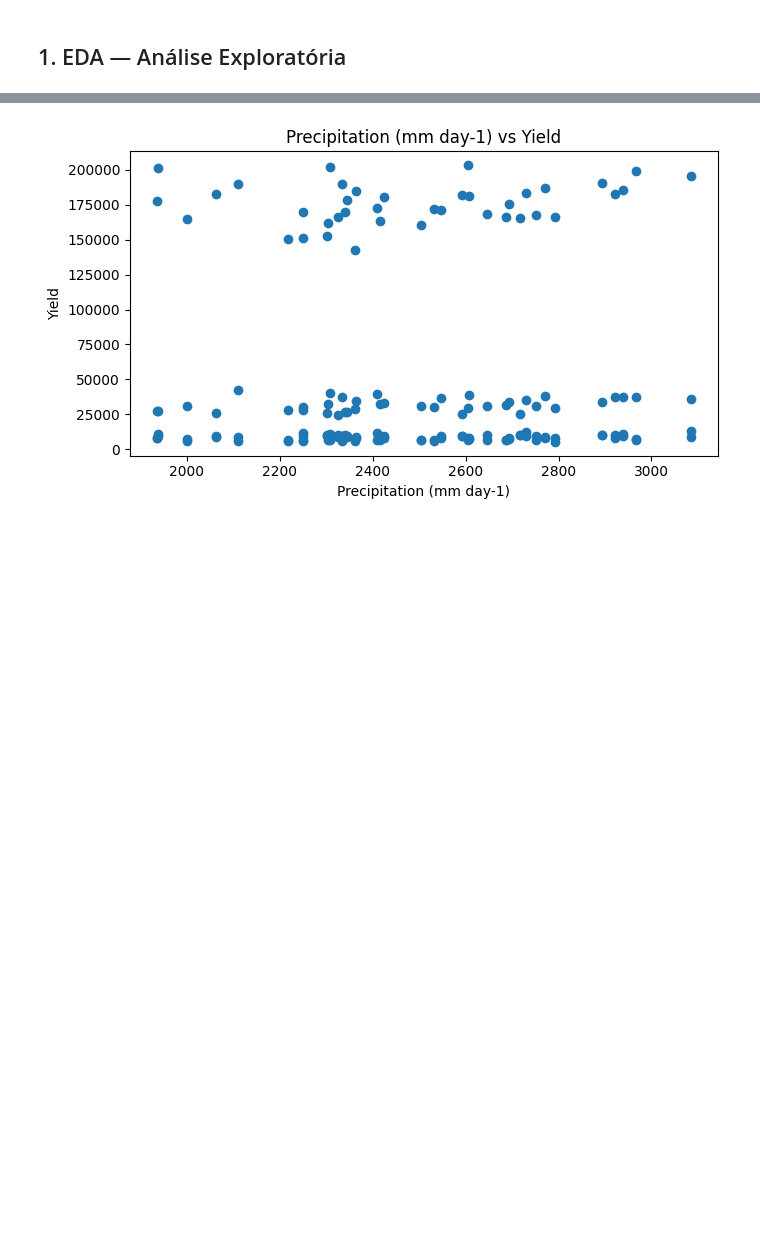
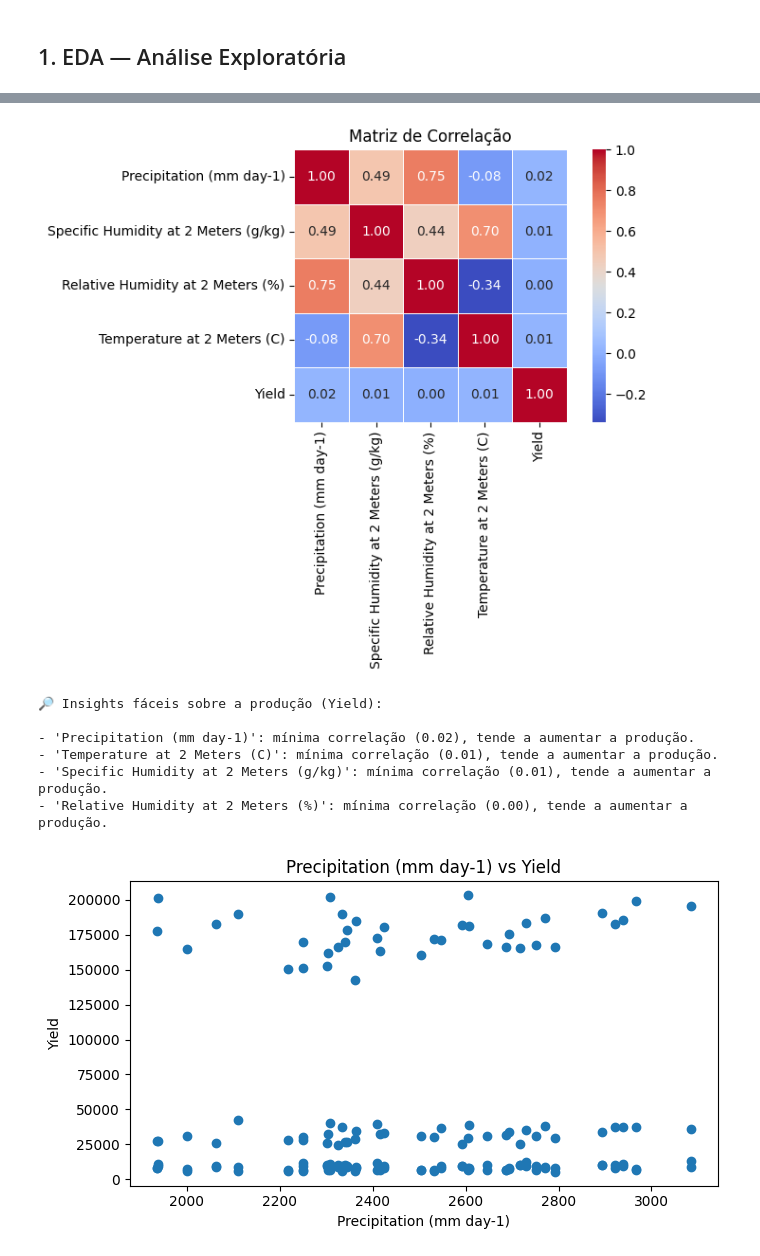
Before and after one commit to TeamFiapAI/FASE-5---CAP-1-FARM-TECH, a Jupyter notebook: ViniciusBurchertVilasBoas_RM565395_pbl_fase4.ipynb, the cells around one changed output, grey strips where cells are left out. Drawn from its saved outputs; the diff is of its cells as text; code cells hidden in the pictures; blank space fills up the shorter version.

```diff
--- a/ViniciusBurchertVilasBoas_RM565395_pbl_fase4.ipynb
+++ b/ViniciusBurchertVilasBoas_RM565395_pbl_fase4.ipynb
@@ -149,3 +232,58 @@ corr
+# %%
+#Calcula correlação
+corr = df[numeric_cols].corr()
+
+#Heatmap amigável
+plt.figure(figsize=(8,6))
+sns.heatmap(
+    corr,
+    annot=True, fmt=".2f",
+    cmap="coolwarm",
+    cbar=True,
+    square=True,
+    linewidths=0.5
+)
+plt.title("Matriz de Correlação")
+plt.tight_layout()
+plt.savefig(os.path.join(BASE_DIR, "correlacao_matriz.png"))
+plt.show()
+
+#Insights para negócios
+print("\nSobre a produção (Yield):\n")
+
+#Ordena variáveis por impacto absoluto
+yield_corr = [(col, corr.loc[col, 'Yield']) for col in corr.columns if col != 'Yield']
+yield_corr.sort(key=lambda x: abs(x[1]), reverse=True)
+
+for col, value in yield_corr:
+    #Classificação simples
+    abs_val = abs(value)
+    if abs_val >= 0.7:
+        level = "forte"
+    elif abs_val >= 0.3:
+        level = "moderada"
+    elif abs_val >= 0.1:
+        level = "leve"
+    else:
+        level = "mínima"
+
+    # Direção do efeito
+    if value > 0:
+        direction = "tende a aumentar a produção"
+    elif value < 0:
+        direction = "tende a reduzir a produção"
+    else:
+        direction = "não impacta a produção"
+
+    print(f"- '{col}': {level} correlação ({value:.2f}), {direction}.")
+# %% [output]
+[figure, added]
+🔎 Insights fáceis sobre a produção (Yield):
+
+- 'Precipitation (mm day-1)': mínima correlação (0.02), tende a aumentar a produção.
+- 'Temperature at 2 Meters (C)': mínima correlação (0.01), tende a aumentar a produção.
+- 'Specific Humidity at 2 Meters (g/kg)': mínima correlação (0.01), tende a aumentar a produção.
+- 'Relative Humidity at 2 Meters (%)': mínima correlação (0.00), tende a aumentar a produção.
 # %%
 # === Scatter plots contra o Yield ===
 target_col = "Yield"
```
Also changed, not shown: parts of 8 cells of this notebook.
